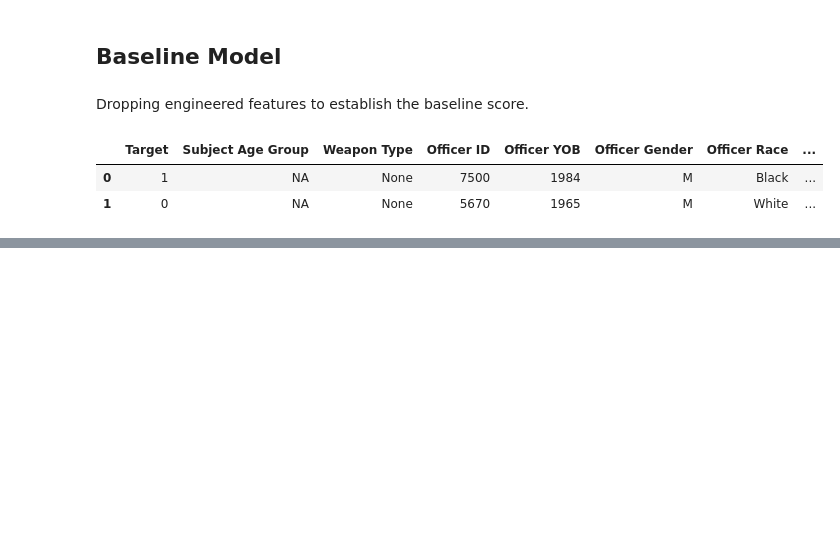
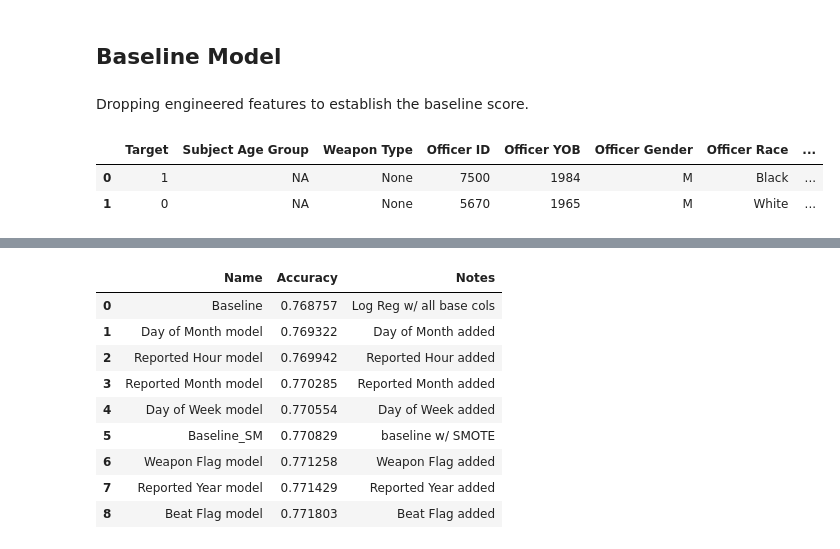
Before and after one commit to jeffreyhwatson/terry_stops_project, a Jupyter notebook: notebooks/exploratory/engineering.ipynb, the cells around one changed output, grey strips where cells are left out. Cells and saved outputs as stored; diff of their text form; code cells hidden in the pictures; blank space fills up the shorter version.

```diff
--- a/notebooks/exploratory/engineering.ipynb
+++ b/notebooks/exploratory/engineering.ipynb
@@ -187,0 +136,13 @@ array([0.29632485, 0.28426528, 0.29127726, 0.28764982, 0.29416383])
+# %%
+modeling.history
+# %% [output]
+|  | Name | Accuracy | Notes |
+| 0 | Baseline | 0.768757 | Log Reg w/ all base cols |
+| 1 | Day of Month model | 0.769322 | Day of Month added |
+| 2 | Reported Hour model | 0.769942 | Reported Hour added |
+| 3 | Reported Month model | 0.770285 | Reported Month added |
+| 4 | Day of Week model | 0.770554 | Day of Week added |
+| 5 | Baseline_SM | 0.770829 | baseline w/ SMOTE |
+| 6 | Weapon Flag model | 0.771258 | Weapon Flag added |
+| 7 | Reported Year model | 0.771429 | Reported Year added |
+| 8 | Beat Flag model | 0.771803 | Beat Flag added |
```
Also changed, not shown: parts of 35 cells of this notebook, 3 other files.
